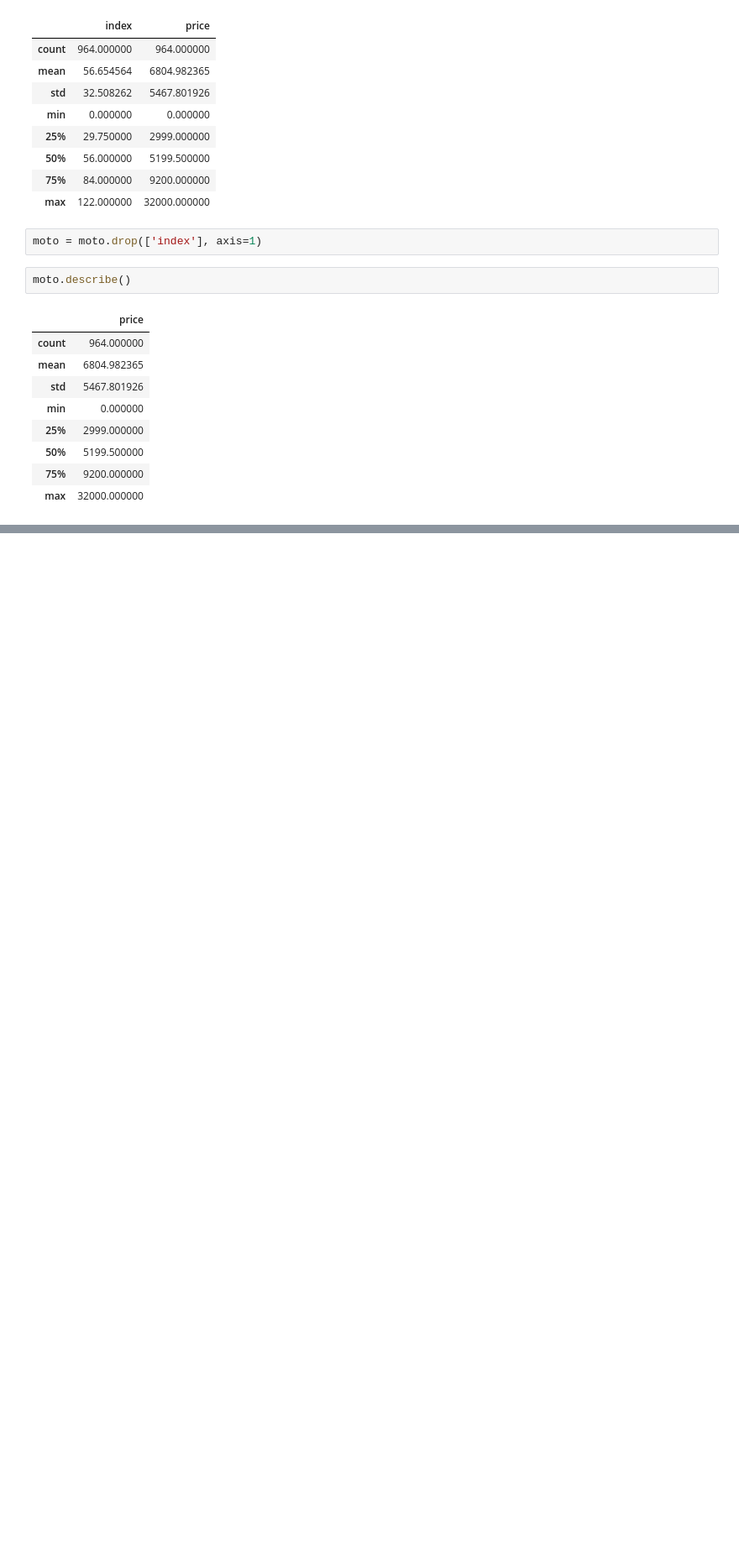
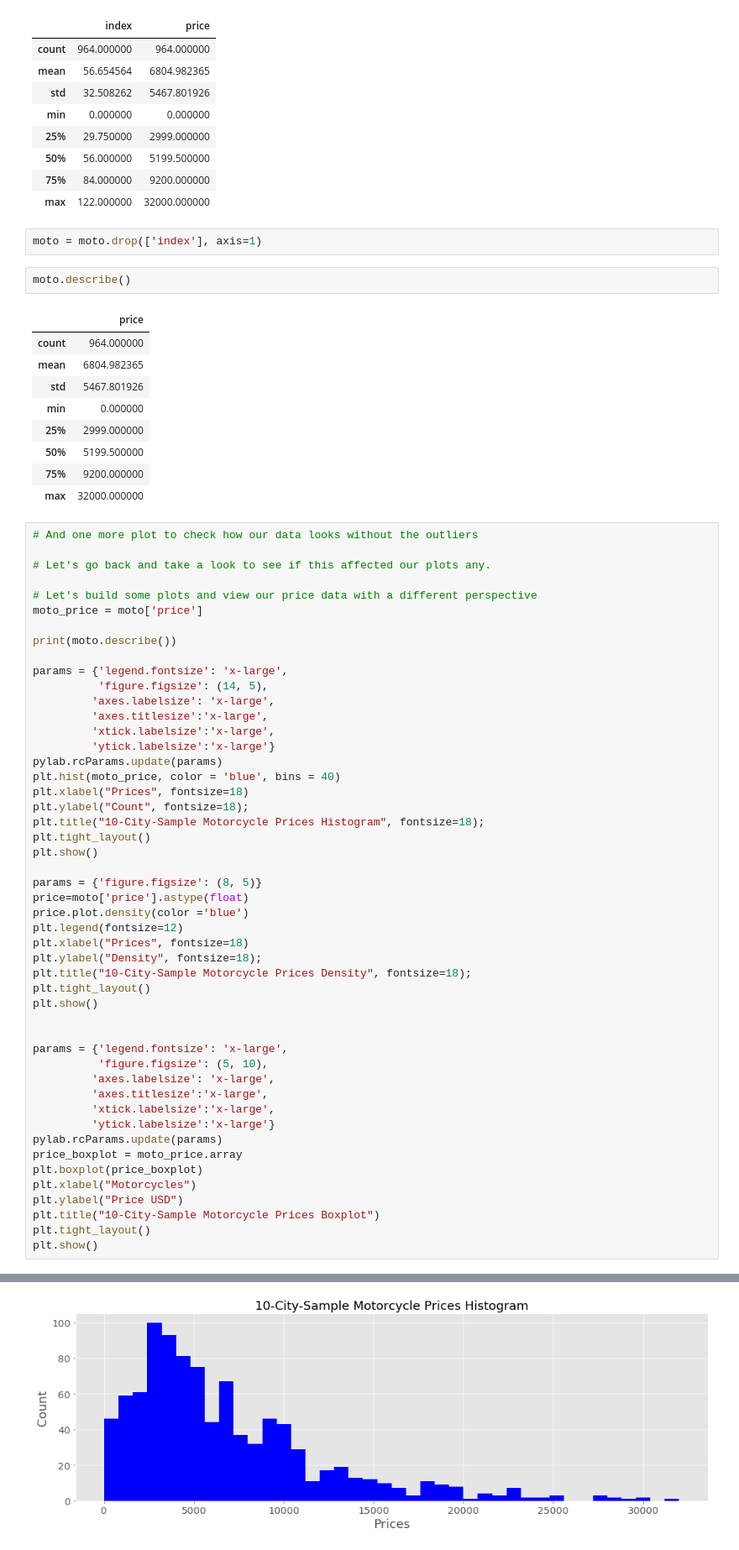
Before and after one commit to GrilledJeez/Testing-for-Difference-in-Craigslist-Markets, a Jupyter notebook: craigslist_scraper.ipynb, the cells around one changed output, grey strips where cells are left out. Shown at 84% size. Saved outputs shown, nothing was run; the diff lists cells and outputs as text; blank space fills up the shorter version.

Commit message:
3.11 EDA plots

```diff
--- a/craigslist_scraper.ipynb
+++ b/craigslist_scraper.ipynb
@@ -1199,3 +1199,53 @@ moto.describe()
 | 50% | 5199.500000 |
 | 75% | 9200.000000 |
 | max | 32000.000000 |
+# %%
+# And one more plot to check how our data looks without the outliers
+
+# Let's go back and take a look to see if this affected our plots any.
+
+# Let's build some plots and view our price data with a different perspective
+moto_price = moto['price']
+
+print(moto.describe())
+
+params = {'legend.fontsize': 'x-large',
+          'figure.figsize': (14, 5),
+         'axes.labelsize': 'x-large',
+         'axes.titlesize':'x-large',
+         'xtick.labelsize':'x-large',
+         'ytick.labelsize':'x-large'}
+pylab.rcParams.update(params)
+plt.hist(moto_price, color = 'blue', bins = 40)
+plt.xlabel("Prices", fontsize=18)
+plt.ylabel("Count", fontsize=18);
+plt.title("10-City-Sample Motorcycle Prices Histogram", fontsize=18);
+plt.tight_layout()
+plt.show()
+
+params = {'figure.figsize': (8, 5)}
+price=moto['price'].astype(float)
+price.plot.density(color ='blue')
+plt.legend(fontsize=12)
+plt.xlabel("Prices", fontsize=18)
+plt.ylabel("Density", fontsize=18);
+plt.title("10-City-Sample Motorcycle Prices Density", fontsize=18);
+plt.tight_layout()
+plt.show()
+
+
+params = {'legend.fontsize': 'x-large',
+          'figure.figsize': (5, 10),
+         'axes.labelsize': 'x-large',
+         'axes.titlesize':'x-large',
+         'xtick.labelsize':'x-large',
+         'ytick.labelsize':'x-large'}
+pylab.rcParams.update(params)
+price_boxplot = moto_price.array
+plt.boxplot(price_boxplot)
+plt.xlabel("Motorcycles")
+plt.ylabel("Price USD")
+plt.title("10-City-Sample Motorcycle Prices Boxplot")
+plt.tight_layout()
+plt.show()
+# %% [output]
@@ -1201,0 +1261 @@ moto.describe()
+[figure, added]
```
Also changed, not shown: parts of 1 cell of this notebook.
